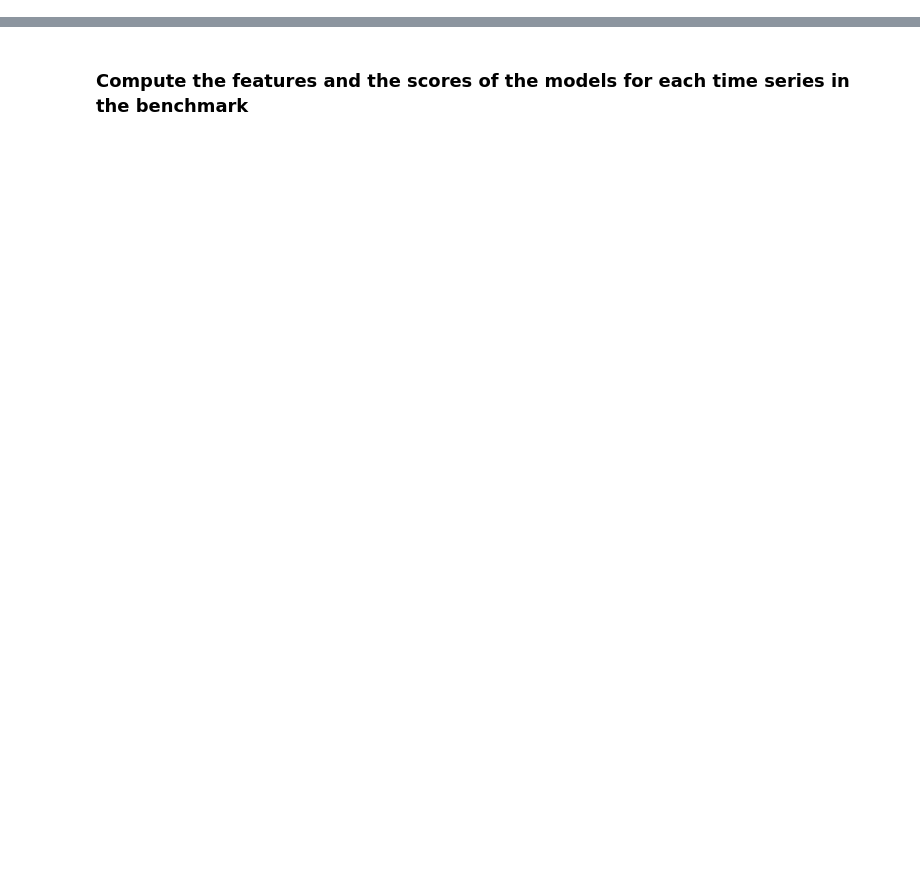
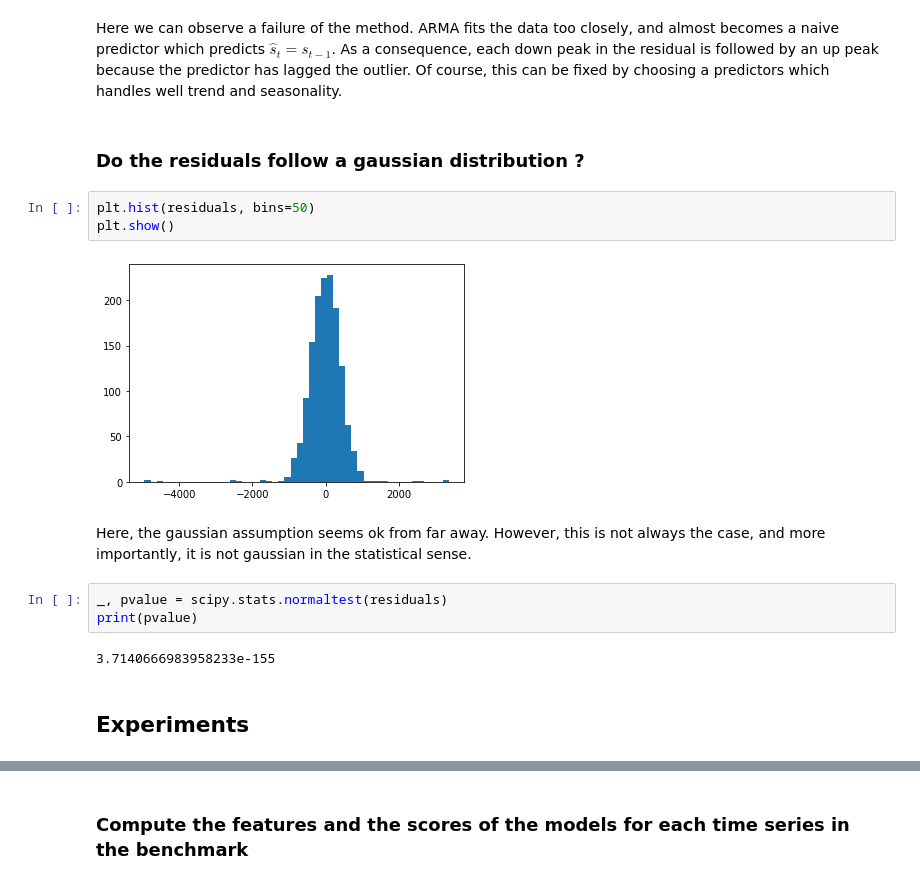
Before and after one commit to gbelouze/mva-time-series, a Jupyter notebook: notebooks/score_and_features.ipynb, the cells around one changed output, grey strips where cells are left out. Saved outputs shown, nothing was run; the diff lists cells and outputs as text; blank space fills up the shorter version.

```diff
--- a/notebooks/score_and_features.ipynb
+++ b/notebooks/score_and_features.ipynb
@@ -19,0 +56,18 @@ predictor_dict = {
+# %% [markdown]
+Here we can observe a failure of the method. ARMA fits the data too closely, and almost becomes a naive predictor which predicts $\hat{s}_t = s_{t-1}$. As a consequence, each down peak in the residual is followed by an up peak because the predictor has lagged the outlier. Of course, this can be fixed by choosing a predictors which handles well trend and seasonality.
+# %% [markdown]
+### Do the residuals follow a gaussian distribution ?
+# %%
+plt.hist(residuals, bins=50)
+plt.show()
+# %% [output]
+[figure, added]
+# %% [markdown]
+Here, the gaussian assumption seems ok from far away. However, this is not always the case, and more importantly, it is not gaussian in the statistical sense.
+# %%
+_, pvalue = scipy.stats.normaltest(residuals)
+print(pvalue)
+# %% [output]
+3.7140666983958233e-155
+# %% [markdown]
+## Experiments
```
Also changed, not shown: parts of 19 cells of this notebook, 10 other files.
